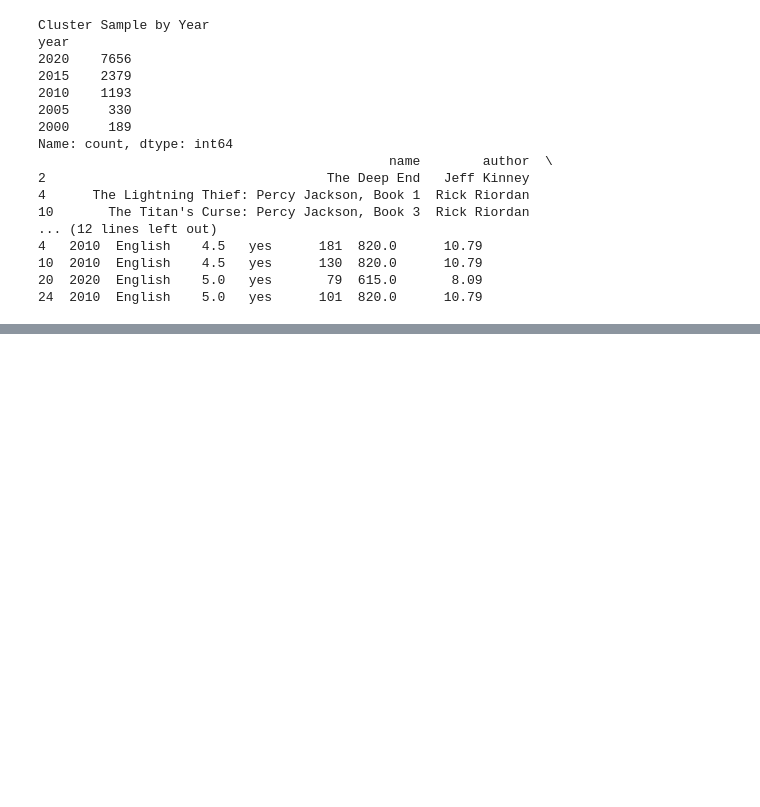
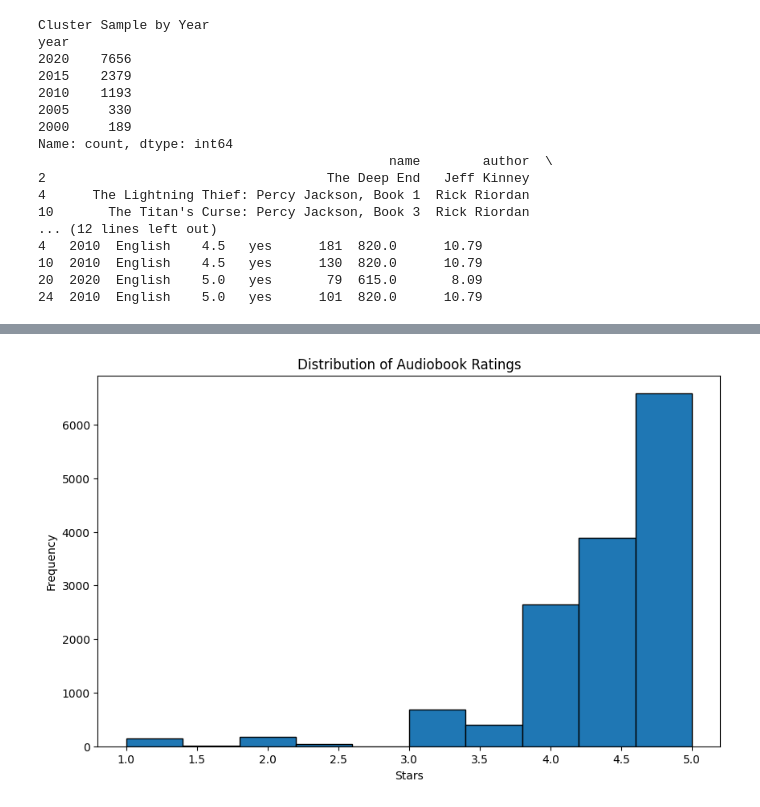
Before and after one commit to LilTeo48/dirty-data, a Jupyter notebook: main.ipynb, the cells around one changed output, grey strips where cells are left out. Drawn from its saved outputs; the diff is of its cells as text; code cells hidden in the pictures; blank space fills up the shorter version.

```diff
--- a/main.ipynb
+++ b/main.ipynb
@@ -350,0 +531,9 @@ Name: count, dtype: int64
+# %%
+plt.figure(figsize=(10, 6))
+plt.hist(audible_df['stars'].dropna(), bins=10, edgecolor='black')
+plt.title("Distribution of Audiobook Ratings")
+plt.xlabel("Stars")
+plt.ylabel("Frequency")
+plt.show()
+# %% [output]
+[figure, added]
```
Also changed, not shown: parts of 16 cells of this notebook, 3 other files.
